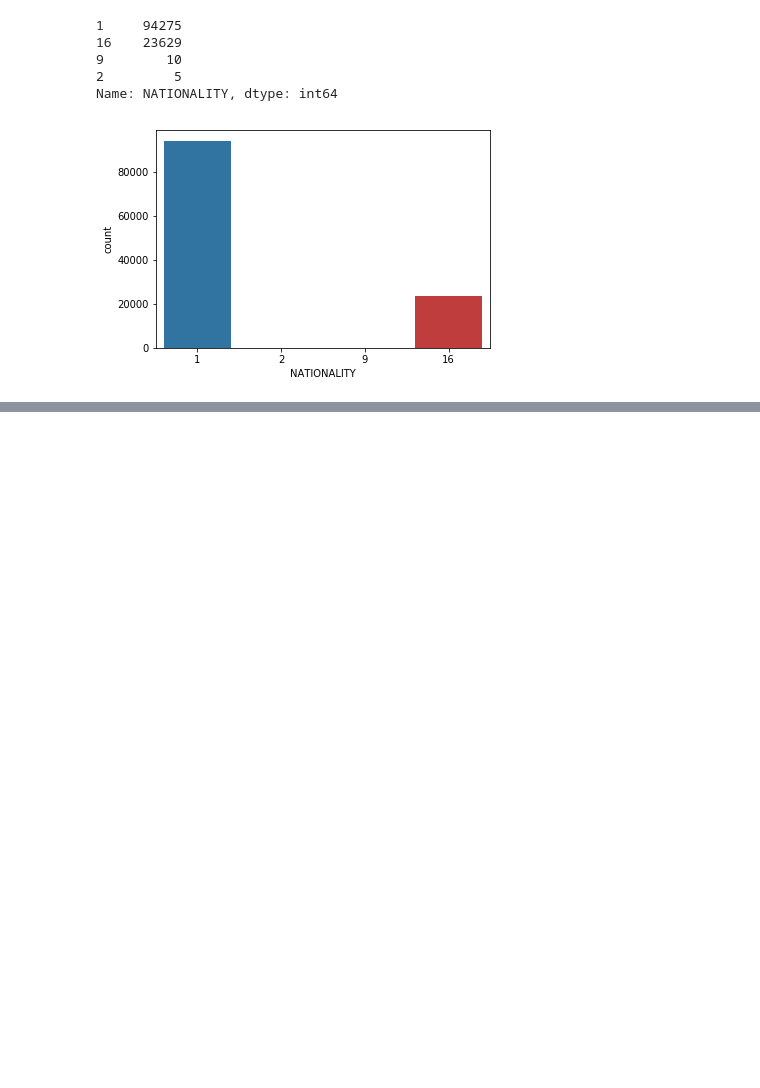
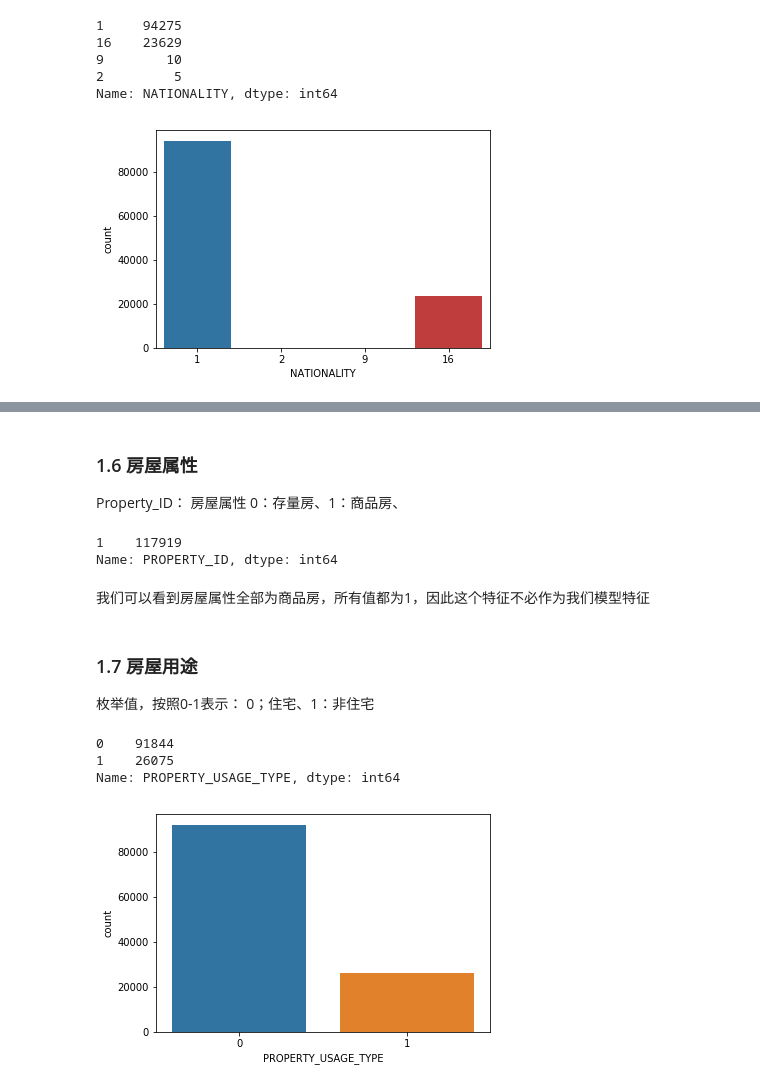
Before and after one commit to yanqiangmiffy/personal-credit-evaluation, a Jupyter notebook: 数据分析.ipynb, the cells around one changed output, grey strips where cells are left out. Drawn from its saved outputs; the diff is of its cells as text; code cells hidden in the pictures; blank space fills up the shorter version.

```diff
--- a/数据分析.ipynb
+++ b/数据分析.ipynb
@@ -178,0 +179,25 @@ g=sns.countplot(x='NATIONALITY',data=data)
+# %% [markdown]
+### 1.6 房屋属性
+Property_ID： 房屋属性 0：存量房、1：商品房、
+# %%
+data['PROPERTY_ID'].value_counts()
+# %% [output]
+1    117919
+Name: PROPERTY_ID, dtype: int64
+# %% [markdown]
+我们可以看到房屋属性全部为商品房，所有值都为1，因此这个特征不必作为我们模型特征
+# %% [markdown]
+### 1.7 房屋用途
+
+枚举值，按照0-1表示：
+0；住宅、1：非住宅
+# %%
+data['PROPERTY_USAGE_TYPE'].value_counts()
+# %% [output]
+0    91844
+1    26075
+Name: PROPERTY_USAGE_TYPE, dtype: int64
+# %%
+g=sns.countplot(x='PROPERTY_USAGE_TYPE',data=data)
+# %% [output]
+[figure, added]
```
Also changed, not shown: parts of 24 cells of this notebook.
